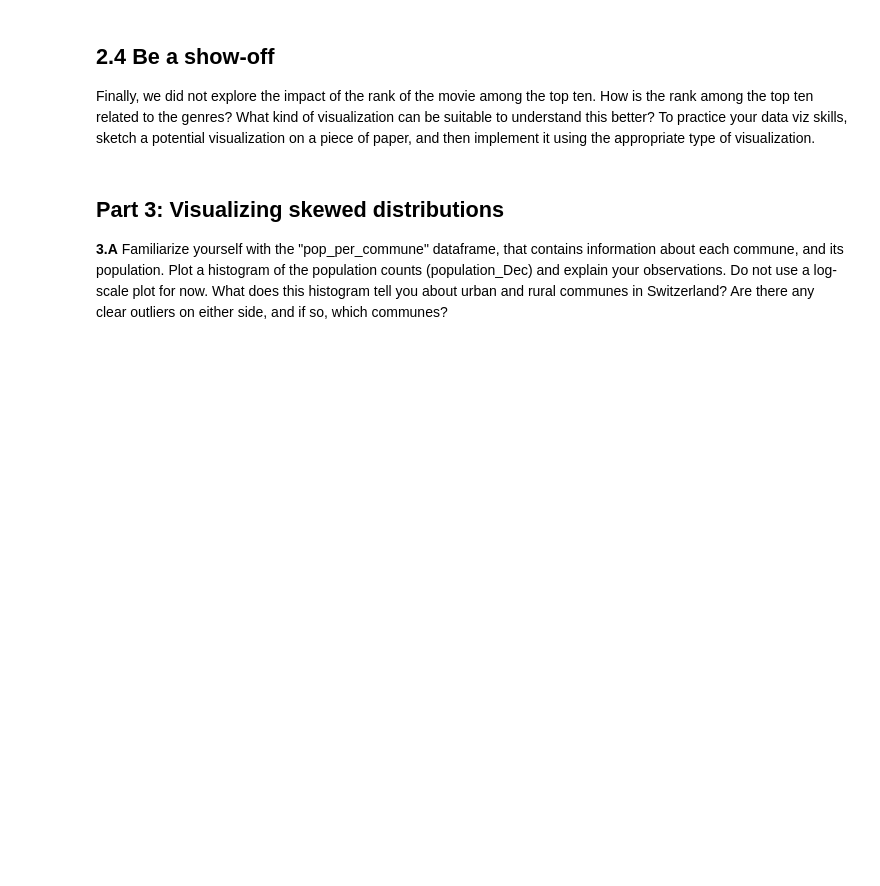
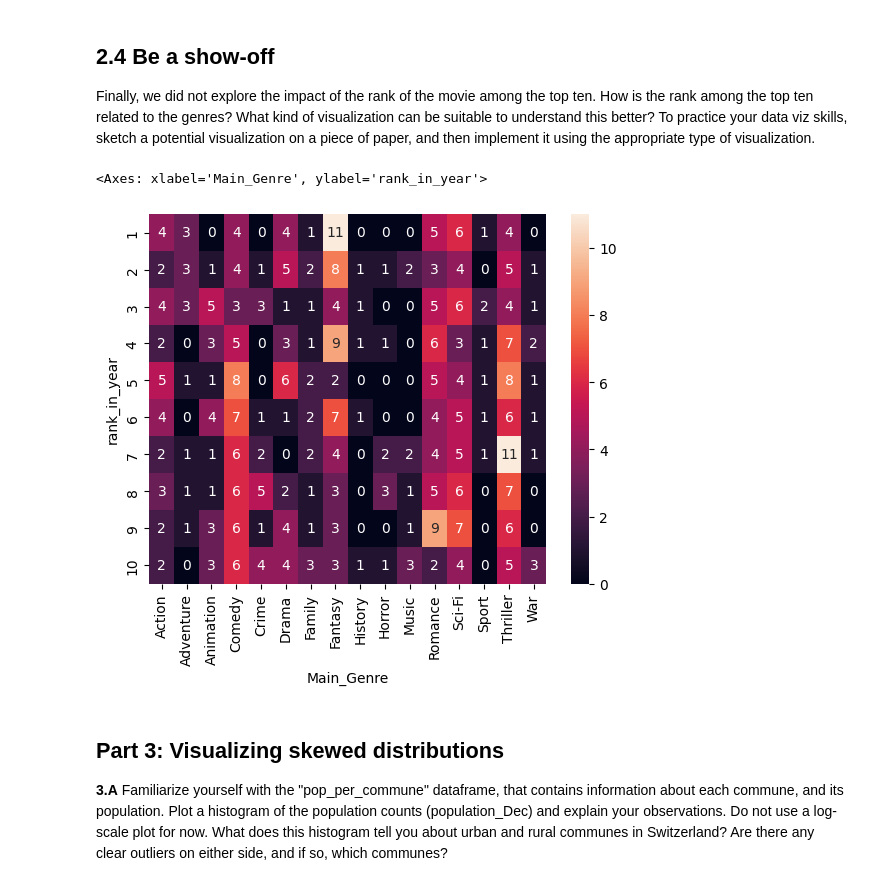
Before and after one commit to OrianePP/ada2024, a Jupyter notebook: Exercises/02 - Data viz and data from the web/Becoming a DataVizard exercise.ipynb, the cells around one changed output. Drawn from its saved outputs; the diff is of its cells as text; code cells hidden in the pictures; blank space fills up the shorter version.

```diff
--- a/Exercises/02 - Data viz and data from the web/Becoming a DataVizard exercise.ipynb
+++ b/Exercises/02 - Data viz and data from the web/Becoming a DataVizard exercise.ipynb
@@ -308,6 +325,12 @@ KeyError: False
 Finally, we did not explore the impact of the rank of the movie among the top ten. How is the rank among the top ten related to the genres? What kind of visualization can be suitable to understand this better? To practice your data viz skills, sketch a potential visualization on a piece of paper, and then implement it using the appropriate type of visualization.
 # %%
 # Write your dataviz show-off code here
+
+df_heatmap3 = pd.crosstab(movies["rank_in_year"], movies["Main_Genre"])
+sns.heatmap(df_heatmap3, annot=True)
+# %% [output]
+<Axes: xlabel='Main_Genre', ylabel='rank_in_year'>
+[figure, added]
 # %% [markdown]
 ## Part 3: Visualizing skewed distributions
 
```
Also changed, not shown: parts of 13 cells of this notebook.
